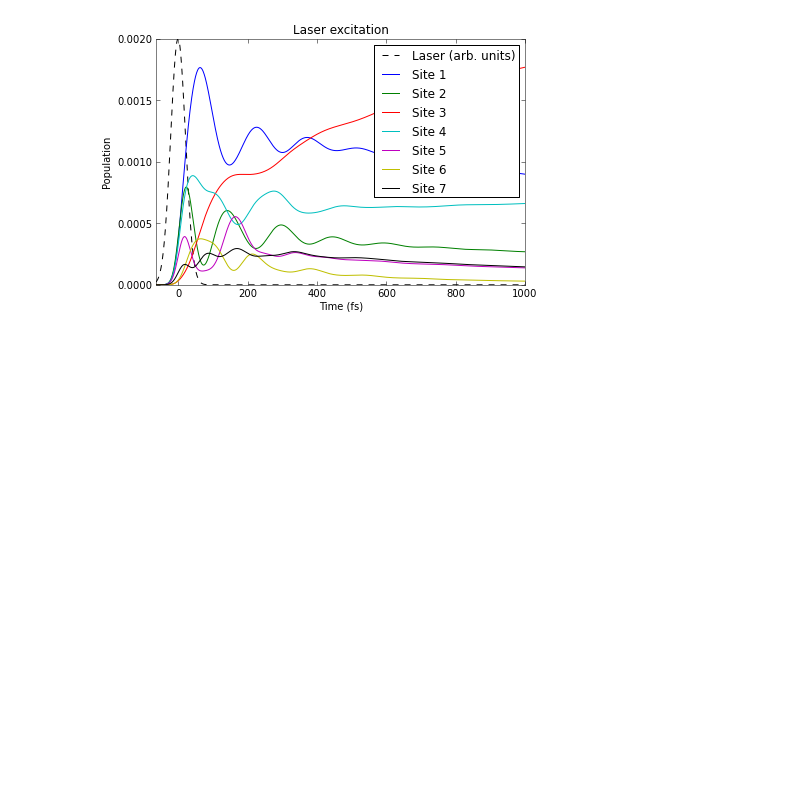
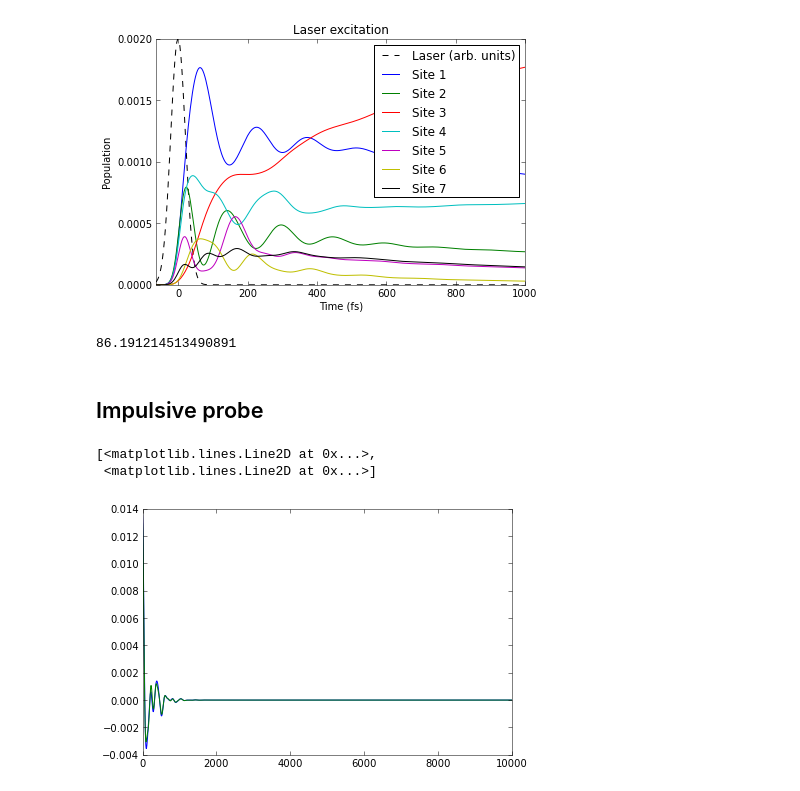
Before and after one commit to whaley-group-berkeley/qspectra, a Jupyter notebook: examples/FMO dynamics with Redfield theory.ipynb, the cells around one changed output. Saved outputs shown, nothing was run; the diff lists cells and outputs as text; code cells hidden in the pictures; blank space fills up the shorter version.

Commit message:
Basic example of impulsive probe field
Allows for demo of pump-probe spectroscopy

```diff
--- a/examples/FMO dynamics with Redfield theory.ipynb
+++ b/examples/FMO dynamics with Redfield theory.ipynb
@@ -24,7 +24,7 @@ fmo_hamiltonian = Hamiltonian(ElectronicHamiltonian(electronic_fmo, disorder_fwh
                               DebyeBath(CM_K * 77, 35, 106),
                               dipoles_fmo)
 # %%
-dynamical_model = RedfieldModel(fmo_hamiltonian, subspace='ge', unit_convert=CM_FS)
+dynamical_model = RedfieldModel(fmo_hamiltonian, subspace='gef', unit_convert=CM_FS)
 # %% [markdown]
 ## Excited state dynamics
 # %% [markdown]
@@ -75,3 +75,18 @@ legend(np.concatenate([['Laser (arb. units)'], ['Site {}'.format(n) for n in xra
 # %% [output]
 <matplotlib.legend.Legend at 0x...>
 [figure]
+# %%
+t[50]
+# %% [output]
+86.191214513490891
+# %% [markdown]
+## Impulsive probe
+# %%
+t, x = impulsive_probe(dynamical_model, rho[50], 10000)
+t2, x2 = impulsive_probe(dynamical_model, rho[-1], 10000)
+# %%
+plot(t, x.real, t2, x2.real)
+# %% [output]
+[<matplotlib.lines.Line2D at 0x...>,
+ <matplotlib.lines.Line2D at 0x...>]
+[figure, added]
```
Also changed, not shown: parts of 4 cells of this notebook, 5 other files.
